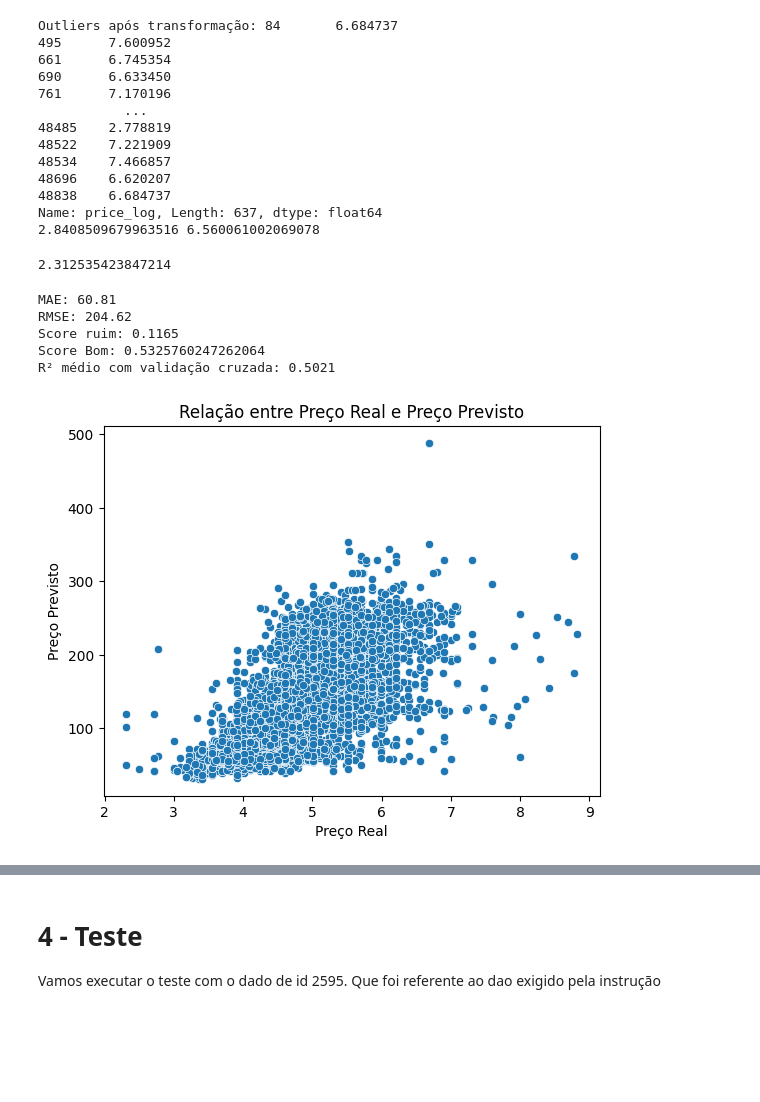
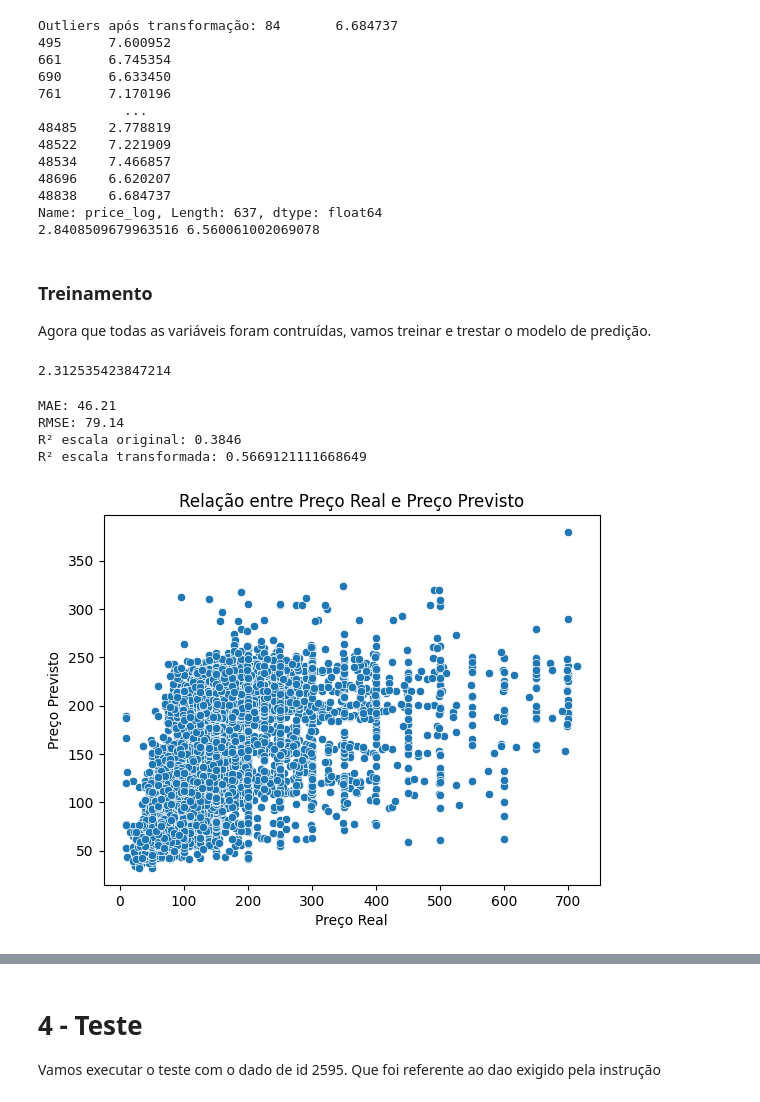
Before and after one commit to GarthTeixeira/light-house-project-DC, a Jupyter notebook: modelo.ipynb, the cells around one changed output, grey strips where cells are left out. Saved outputs shown, nothing was run; the diff lists cells and outputs as text; code cells hidden in the pictures; blank space fills up the shorter version.

```diff
--- a/modelo.ipynb
+++ b/modelo.ipynb
@@ -441,8 +466,13 @@ Outliers após transformação: 84       6.684737
 48838    6.684737
 Name: price_log, Length: 637, dtype: float64
 2.8408509679963516 6.560061002069078
+# %% [markdown]
+### Treinamento
+
+Agora que todas as variáveis foram contruídas, vamos treinar e trestar o modelo de predição.
 # %%
 preco_minimo = data_apartments_transformada[data_apartments_transformada['price'] > 0]['price_log'].min()
+preco_maximo = 6.6
 
 print(preco_minimo)
 data_apartments_transformada['price_log'] = data_apartments_transformada['price_log'].replace(0, preco_minimo)
@@ -460,6 +490,7 @@ import matplotlib.pyplot as plt
 import seaborn as sns
 
 data_apartments_to_model = data_apartments_transformada[data_apartments_transformada['id'] != 2595]
+data_apartments_to_model = data_apartments_to_model[data_apartments_to_model['price_log'] < preco_maximo]
 
 features = ['interesse_mais_proximo', 'preco_medio_bairro', 'peso_room_type', 'score_nome', 'areas_evitadas']
 features += [col for col in data_apartments_to_model.columns if col.startswith("bairro_group_weigth_")]  # Adicionar pesos das regiões
@@ -470,45 +501,41 @@ Y = data_apartments_to_model['price_log']
 
 poly = PolynomialFeatures(degree=2, include_bias=False)
 X_poly = poly.fit_transform(X)
 
 
 X_treino, X_test, Y_treino, Y_test = train_test_split(X, Y, test_size=0.2, random_state=42)
 
 modelo_linear = LinearRegression()
 modelo_linear.fit(X_treino, Y_treino)
 
 y_pred_log = modelo_linear.predict(X_test)
 
 y_pred_price = np.exp(y_pred_log) - c
 y_test_price = np.exp(Y_test) - c
 # Avaliação do modelo
 
 mae = mean_absolute_error(y_test_price, y_pred_price)
 mse = mean_squared_error(y_test_price, y_pred_price)
 rmse = np.sqrt(mse)
 r2 = r2_score(y_test_price, y_pred_price)
 
 print(f"MAE: {mae:.2f}")
 print(f"RMSE: {rmse:.2f}")
-print(f"Score ruim: {r2:.4f}")
+print(f"R² escala original: {r2:.4f}")
 
-print(f"Score Bom: {modelo_linear.score(X_test, Y_test)}")
+print(f"R² escala transformada: {modelo_linear.score(X_test, Y_test)}")
 
-scores = cross_val_score(modelo_linear, X, Y, cv=5, scoring='r2')
-print(f"R² médio com validação cruzada: {scores.mean():.4f}")
-
-sns.scatterplot(x=Y_test, y=y_pred_price)
+sns.scatterplot(x=y_test_price, y=y_pred_price)
 plt.xlabel("Preço Real")
 plt.ylabel("Preço Previsto")
 plt.title("Relação entre Preço Real e Preço Previsto")
 plt.show()
 # %% [output]
-MAE: 60.81
-RMSE: 204.62
-Score ruim: 0.1165
-Score Bom: 0.5325760247262064
-R² médio com validação cruzada: 0.5021
+MAE: 46.21
+RMSE: 79.14
+R² escala original: 0.3846
+R² escala transformada: 0.5669121111668649
-[figure, old version]
+[figure, new version]
 # %%
 from sklearn.ensemble import RandomForestRegressor
 
```
Also changed, not shown: parts of 7 cells of this notebook, 1 other file.
